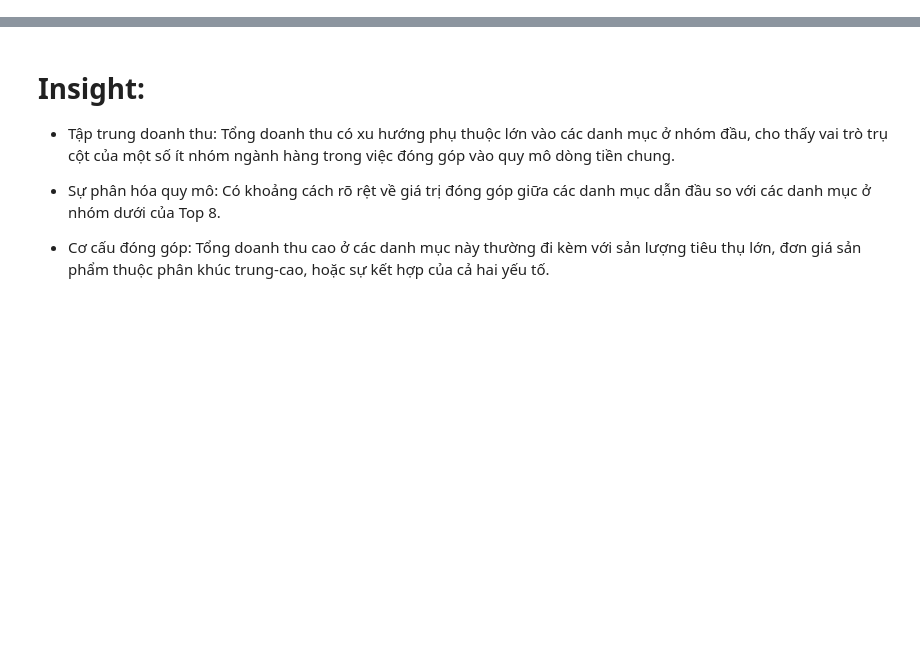
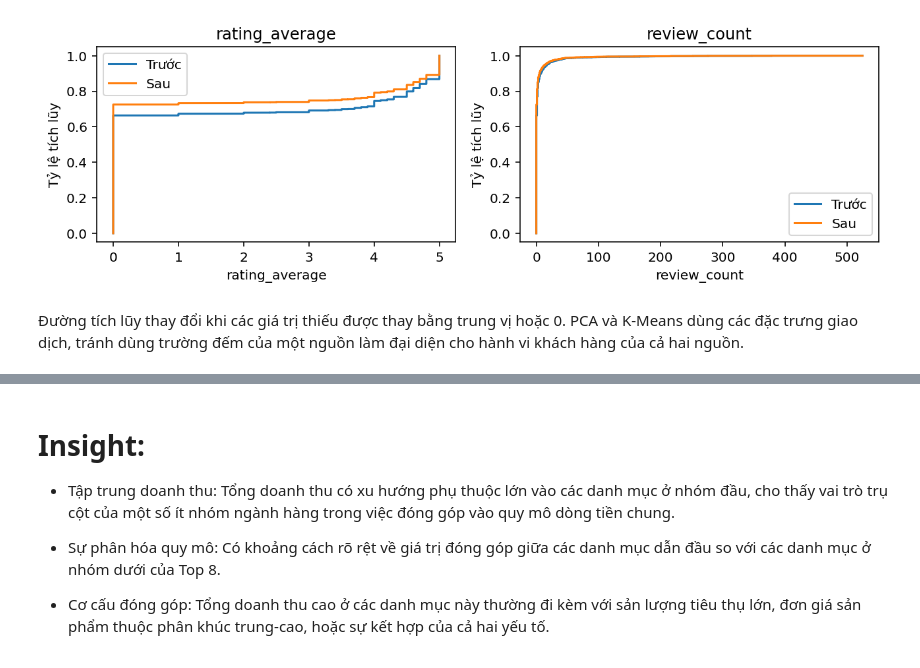
Before and after one commit to Myracc248/data-analysis-ai-nhom11, a Jupyter notebook: notebooks/05_cleaning_eda.ipynb, the cells around one changed output, grey strips where cells are left out. Saved outputs shown, nothing was run; the diff lists cells and outputs as text; code cells hidden in the pictures; blank space fills up the shorter version.

```diff
--- a/notebooks/05_cleaning_eda.ipynb
+++ b/notebooks/05_cleaning_eda.ipynb
@@ -691,0 +131,13 @@ df_cleaned['product_static_rating'] = (
+# %%
+fig, axes = plt.subplots(1, 2, figsize=(9, 3))
+for ax, field in zip(axes, ['rating_average', 'review_count']):
+    for table, label in [(df, 'Trước'), (df_cleaned, 'Sau')]:
+        sorted_values = table[field].dropna().sort_values()
+        ax.step(sorted_values, np.arange(1,len(sorted_values)+1)/len(sorted_values), label=label)
+    ax.set(xlabel=field, ylabel='Tỷ lệ tích lũy', title=field)
+    ax.legend()
+plt.show()
+# %% [output]
+[figure, added]
+# %% [markdown]
+Đường tích lũy thay đổi khi các giá trị thiếu được thay bằng trung vị hoặc 0. PCA và K-Means dùng các đặc trưng giao dịch, tránh dùng trường đếm của một nguồn làm đại diện cho hành vi khách hàng của cả hai nguồn.
```
Also changed, not shown: parts of 55 cells of this notebook, 6 other files.
